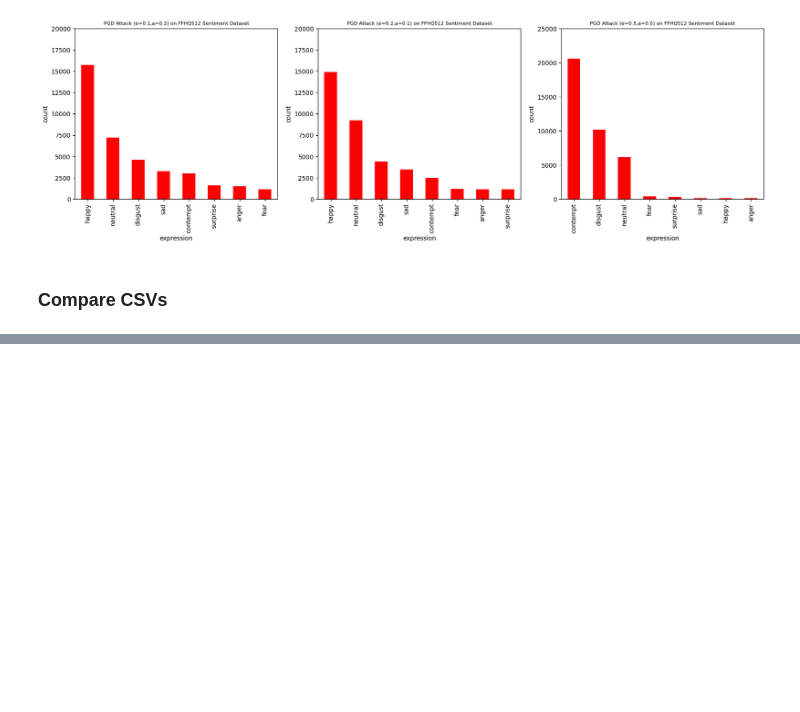
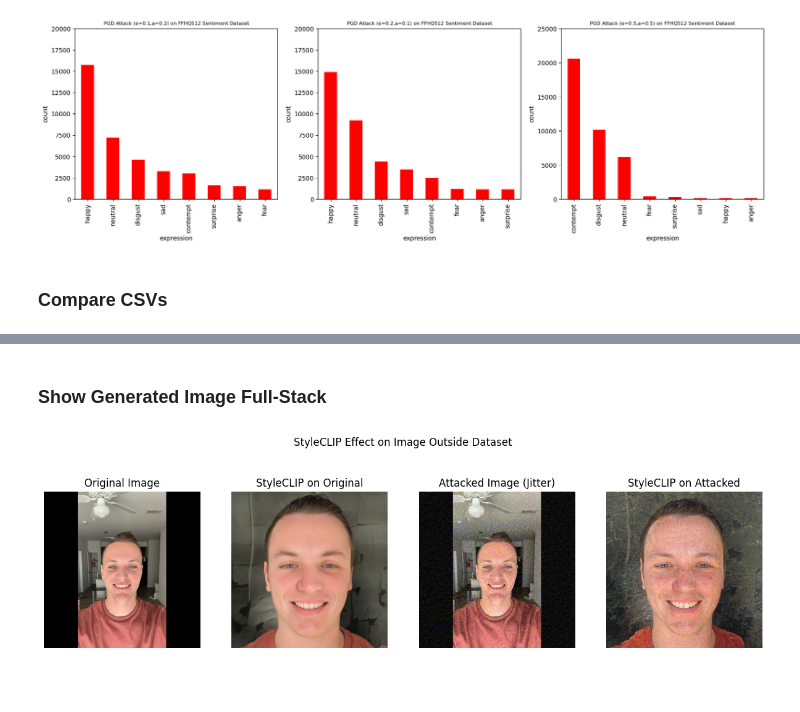
Before and after one commit to hassledw/StyleCLIP_Defense, a Jupyter notebook: ViTClassifier.ipynb, the cells around one changed output, grey strips where cells are left out. Saved outputs shown, nothing was run; the diff lists cells and outputs as text; code cells hidden in the pictures; blank space fills up the shorter version.

```diff
--- a/ViTClassifier.ipynb
+++ b/ViTClassifier.ipynb
@@ -343,0 +376,19 @@ Defense Effectiveness: 42.50%
+# %% [markdown]
+### Show Generated Image Full-Stack
+# %%
+plt.figure(figsize=(15, 5))  # Adjust the (width, height) as needed
+plt.axis('off')
+plt.title("StyleCLIP Effect on Image Outside Dataset")
+path = "/home/grads/hassledw/StyleCLIP_Defense/"
+filenames = [f"{path}/images/daniel.png", f"{path}/images/daniel_styleCLIP_non.png", f"{path}/images/daniel_attacked.png", f"{path}/images/daniel_styleCLIP_attacked.png"]
+titles = ["Original Image", "StyleCLIP on Original", "Attacked Image (Jitter)", "StyleCLIP on Attacked"]
+n_examples = len(filenames)
+for i, filename in enumerate(filenames):
+    plt.subplot(1, n_examples, i + 1)
+    plt.axis('off')
+    plt.title(f"{titles[i]}")
+    img = mpimg.imread(f'{filename}')
+    imgplot = plt.imshow(img)
+plt.show()
+# %% [output]
+[figure, added]
```
Also changed, not shown: parts of 4 cells of this notebook, 8 other files.
